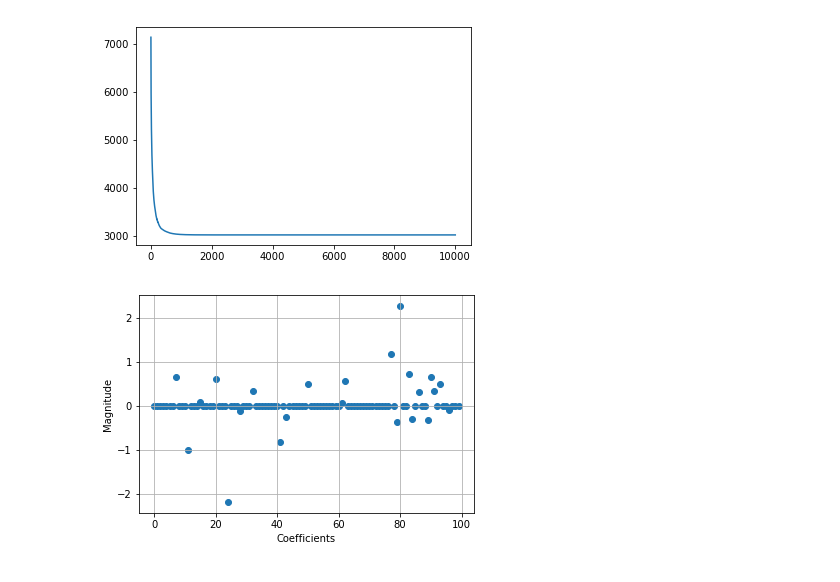
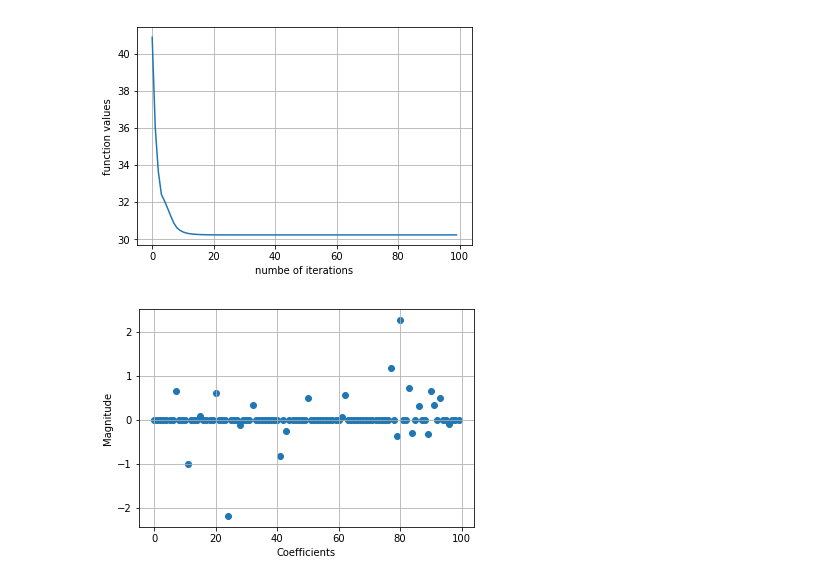
Before and after one commit to fabianp/DSOML_2017, a Jupyter notebook: 05-ADMM.ipynb, the cells around one changed output. Cells and saved outputs as stored; diff of their text form; code cells hidden in the pictures.

Commit message:
ADMM

```diff
--- a/05-ADMM.ipynb
+++ b/05-ADMM.ipynb
@@ -84,13 +92,15 @@ A = np.random.randn(n_samples, n_features)
 w = np.random.randn(n_features)
 b = A.dot(w) + np.random.randn(n_samples)
 
-def obj_fun(theta, lamb):
+def obj_fun(theta, A, b, lamb):
     # .. the lasso objective function ..
-    return 0.5 * np.sum(np.linalg.norm(A.dot(theta) - b)**2) + lamb * np.sum(np.abs(theta))
+    loss = (0.5 / n_samples) * np.sum(np.linalg.norm(A.dot(theta) - b)**2)
+    return loss + lamb * np.sum(np.abs(theta))
 
-def lasso_ADMM(A, b, max_iter=10000, lamb=100.):
+def lasso_ADMM(A, b, max_iter=100, lam=1.):
     # .. initialize variables ..
     tau = 1.
+    n_samples, n_features = A.shape
     rho = np.zeros(n_features)
     u = np.zeros(n_features)
 
@@ -98,12 +108,12 @@ def lasso_ADMM(A, b, max_iter=10000, lamb=100.):
     obj_fun_history = []
 
     # .. cache inverse matrix ..
-    AtA_inv = np.linalg.pinv(A.T.dot(A) + tau * np.eye(n_features))
+    AtA_inv = np.linalg.pinv(A.T.dot(A) / n_samples + tau * np.eye(n_features))
     for i in range(max_iter):
-        theta = AtA_inv.dot(A.T.dot(b) + tau * (rho - u))
-        rho = np.fmax(theta + u - lamb /tau, 0) - np.fmax(-lamb/tau - theta - u, 0)
+        theta = AtA_inv.dot(A.T.dot(b) / n_samples + tau * (rho - u))
+        rho = np.fmax(theta + u - lam /tau, 0) - np.fmax(-lam/tau - theta - u, 0)
         u = u + theta - rho
-        obj_fun_history.append(obj_fun(theta, lamb))
+        obj_fun_history.append(obj_fun(theta, A, b, lam))
 
     return theta, obj_fun_history
 
@@ -111,10 +121,13 @@ theta, func_vals = lasso_ADMM(A, b)
 # %%
 # lets plot the objective values of the function
 # to make sure it has converged
 plt.plot(func_vals)
+plt.ylabel('function values')
+plt.xlabel('numbe of iterations')
+plt.grid()
 plt.show()
 # %% [output]
-[figure, old version]
+[figure, new version]
 # %%
 # let's also look at the coefficients of the solution
 plt.scatter(np.arange(len(theta)), theta)
```
Also changed, not shown: parts of 18 cells of this notebook, 1 other file.
